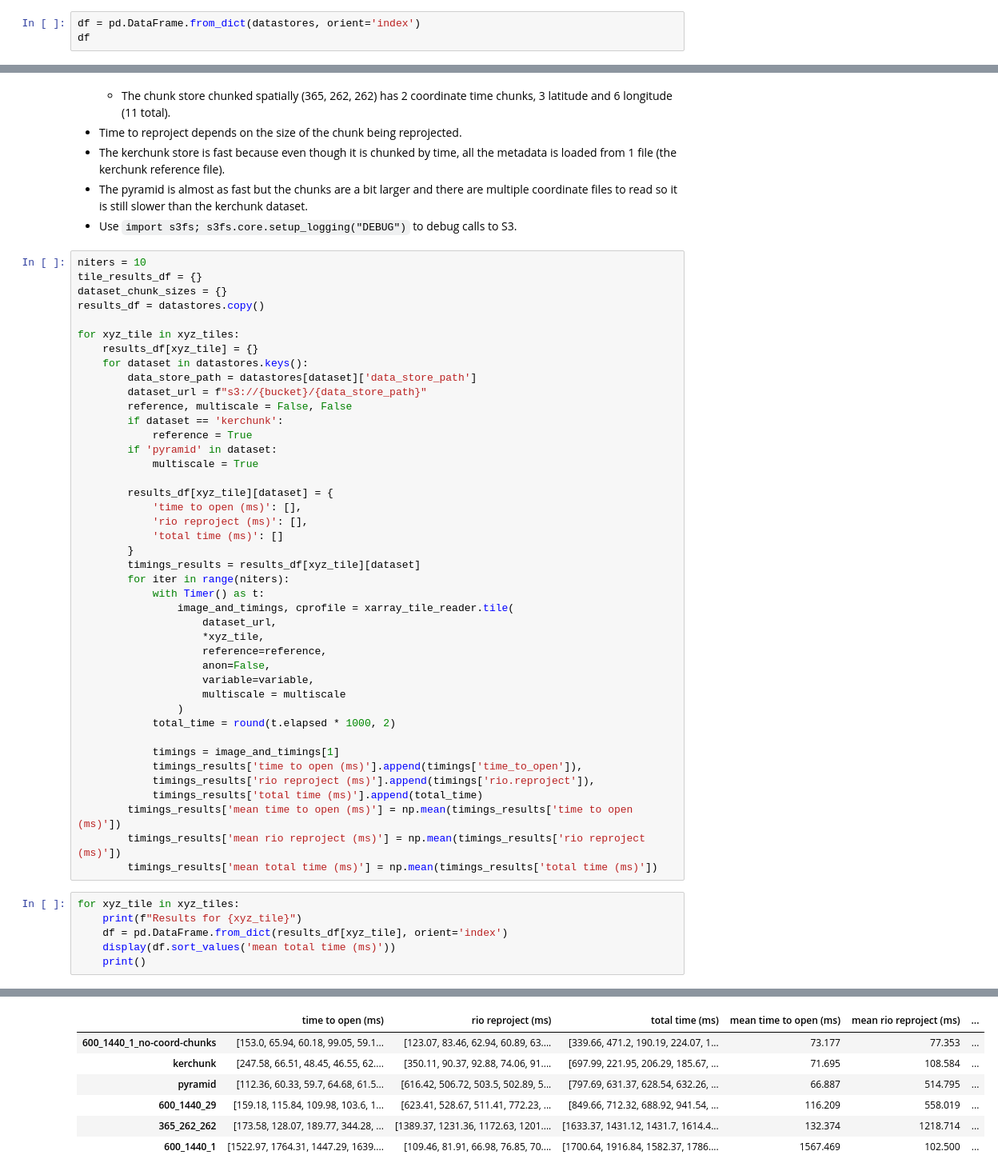
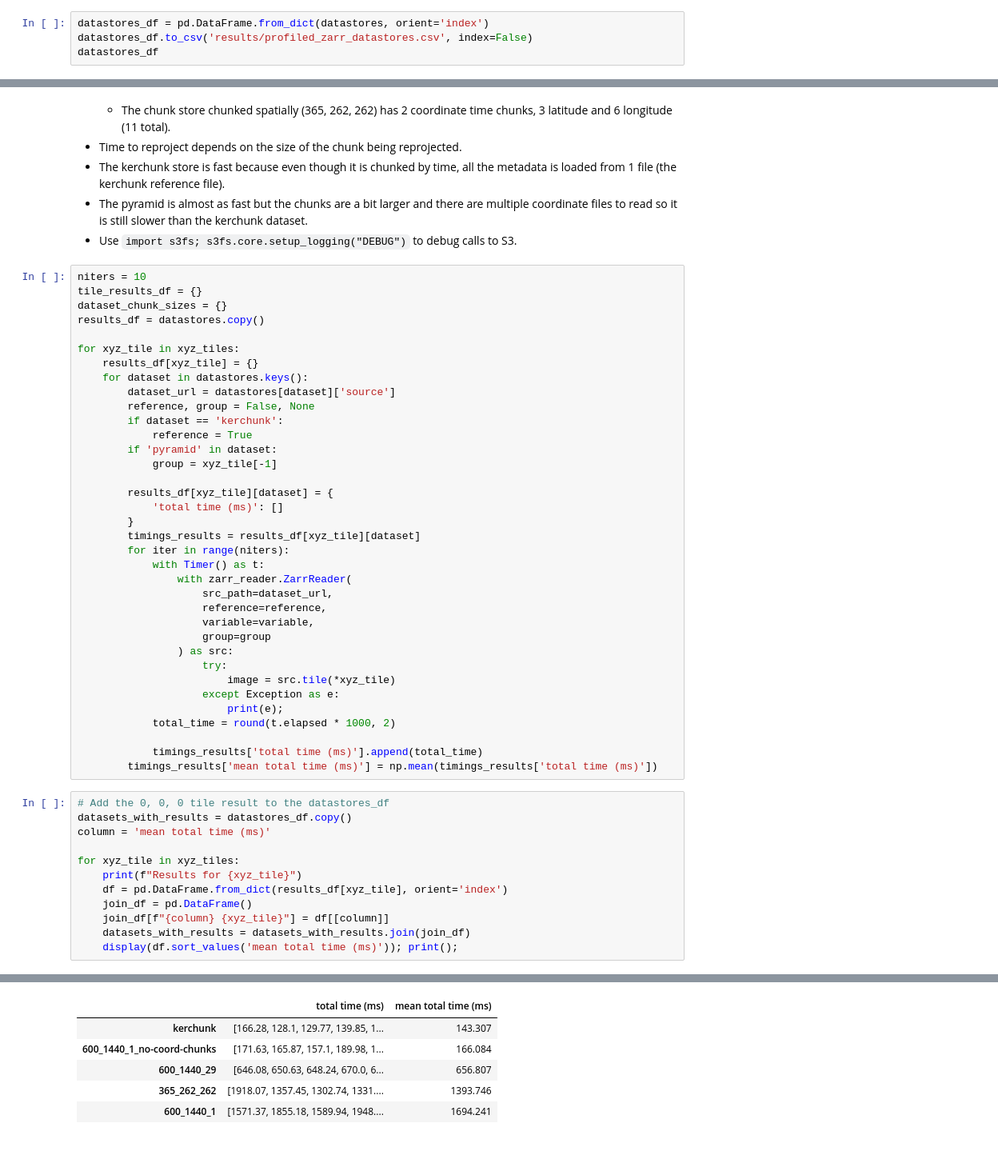
Before and after one commit to developmentseed/tile-benchmarking, a Jupyter notebook: profiling/profile.ipynb, the cells around one changed output, grey strips where cells are left out. Shown at 80% size. Saved outputs shown, nothing was run; the diff lists cells and outputs as text; blank space fills up the shorter version.

Commit message:
Updated zarr reader and results

```diff
--- a/profiling/profile.ipynb
+++ b/profiling/profile.ipynb
@@ -268,5 +265,6 @@ for key, datastore in datastores.items():
     datastores[key] = ds_specs
 # %%
-df = pd.DataFrame.from_dict(datastores, orient='index')
-df
+datastores_df = pd.DataFrame.from_dict(datastores, orient='index')
+datastores_df.to_csv('results/profiled_zarr_datastores.csv', index=False)
+datastores_df
 # %% [output]
@@ -302,52 +299,51 @@ results_df = datastores.copy()
 for xyz_tile in xyz_tiles:
     results_df[xyz_tile] = {}
     for dataset in datastores.keys():
-        data_store_path = datastores[dataset]['data_store_path']
-        dataset_url = f"s3://{bucket}/{data_store_path}"
-        reference, multiscale = False, False
+        dataset_url = datastores[dataset]['source']
+        reference, group = False, None
         if dataset == 'kerchunk':
             reference = True
         if 'pyramid' in dataset:
-            multiscale = True
+            group = xyz_tile[-1]
 
         results_df[xyz_tile][dataset] = {
-            'time to open (ms)': [],
-            'rio reproject (ms)': [],
             'total time (ms)': []
         }
         timings_results = results_df[xyz_tile][dataset]
         for iter in range(niters):
             with Timer() as t:
-                image_and_timings, cprofile = xarray_tile_reader.tile(
-                    dataset_url,
-                    *xyz_tile,
+                with zarr_reader.ZarrReader(
+                    src_path=dataset_url,
                     reference=reference,
-                    anon=False,
                     variable=variable,
-                    multiscale = multiscale
-                )
+                    group=group
+                ) as src:
+                    try:
+                        image = src.tile(*xyz_tile)
+                    except Exception as e:
+                        print(e);
             total_time = round(t.elapsed * 1000, 2)
 
-            timings = image_and_timings[1]
-            timings_results['time to open (ms)'].append(timings['time_to_open']),
-            timings_results['rio reproject (ms)'].append(timings['rio.reproject']),
             timings_results['total time (ms)'].append(total_time)
-        timings_results['mean time to open (ms)'] = np.mean(timings_results['time to open (ms)'])
-        timings_results['mean rio reproject (ms)'] = np.mean(timings_results['rio reproject (ms)'])
         timings_results['mean total time (ms)'] = np.mean(timings_results['total time (ms)'])
 # %%
+# Add the 0, 0, 0 tile result to the datastores_df
+datasets_with_results = datastores_df.copy()
+column = 'mean total time (ms)'
+
 for xyz_tile in xyz_tiles:
     print(f"Results for {xyz_tile}")
     df = pd.DataFrame.from_dict(results_df[xyz_tile], orient='index')
-    display(df.sort_values('mean total time (ms)'))
-    print()
+    join_df = pd.DataFrame()
+    join_df[f"{column} {xyz_tile}"] = df[[column]]
+    datasets_with_results = datasets_with_results.join(join_df)
+    display(df.sort_values('mean total time (ms)')); print();
 # %% [output]
 Results for (0, 0, 0)
-|  | time to open (ms) | rio reproject (ms) | total time (ms) | mean time to open (ms) | mean rio reproject (ms) | ... |
-| 600_1440_1_no-coord-chunks | [153.0, 65.94, 60.18, 99.05, 59.1... | [123.07, 83.46, 62.94, 60.89, 63.... | [339.66, 471.2, 190.19, 224.07, 1... | 73.177 | 77.353 | ... |
-| kerchunk | [247.58, 66.51, 48.45, 46.55, 62.... | [350.11, 90.37, 92.88, 74.06, 91.... | [697.99, 221.95, 206.29, 185.67, ... | 71.695 | 108.584 | ... |
-| pyramid | [112.36, 60.33, 59.7, 64.68, 61.5... | [616.42, 506.72, 503.5, 502.89, 5... | [797.69, 631.37, 628.54, 632.26, ... | 66.887 | 514.795 | ... |
-| 600_1440_29 | [159.18, 115.84, 109.98, 103.6, 1... | [623.41, 528.67, 511.41, 772.23, ... | [849.66, 712.32, 688.92, 941.54, ... | 116.209 | 558.019 | ... |
-| 365_262_262 | [173.58, 128.07, 189.77, 344.28, ... | [1389.37, 1231.36, 1172.63, 1201.... | [1633.37, 1431.12, 1431.7, 1614.4... | 132.374 | 1218.714 | ... |
-| 600_1440_1 | [1522.97, 1764.31, 1447.29, 1639.... | [109.46, 81.91, 66.98, 76.85, 70.... | [1700.64, 1916.84, 1582.37, 1786.... | 1567.469 | 102.500 | ... |
+|  | total time (ms) | mean total time (ms) |
+| kerchunk | [166.28, 128.1, 129.77, 139.85, 1... | 143.307 |
+| 600_1440_1_no-coord-chunks | [171.63, 165.87, 157.1, 189.98, 1... | 166.084 |
+| 600_1440_29 | [646.08, 650.63, 648.24, 670.0, 6... | 656.807 |
+| 365_262_262 | [1918.07, 1357.45, 1302.74, 1331.... | 1393.746 |
+| 600_1440_1 | [1571.37, 1855.18, 1589.94, 1948.... | 1694.241 |
 Results for (0, 0, 1)
```
Also changed, not shown: parts of 14 cells of this notebook, 7 other files.
